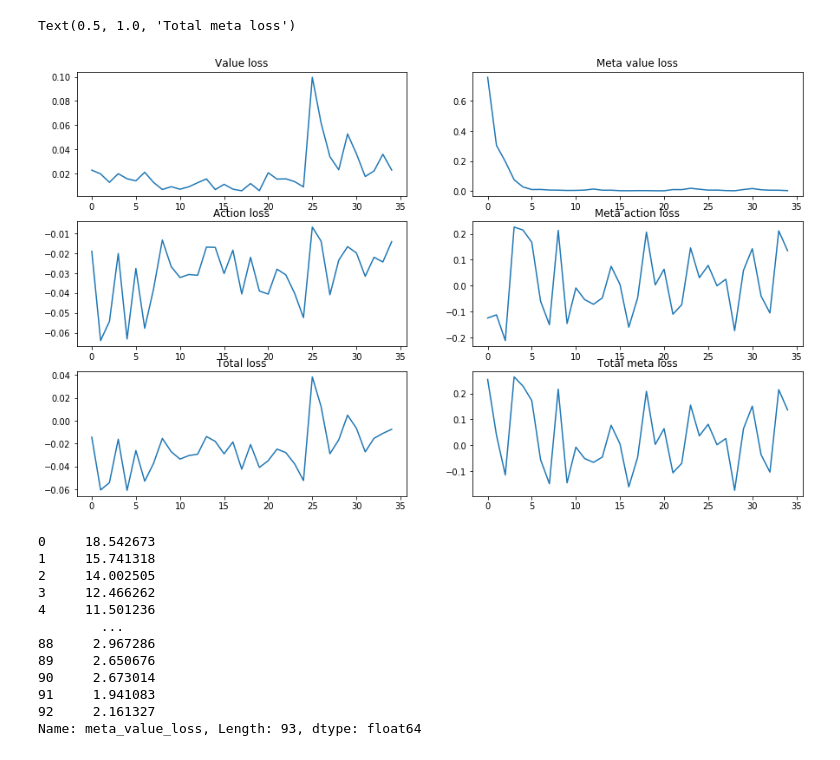
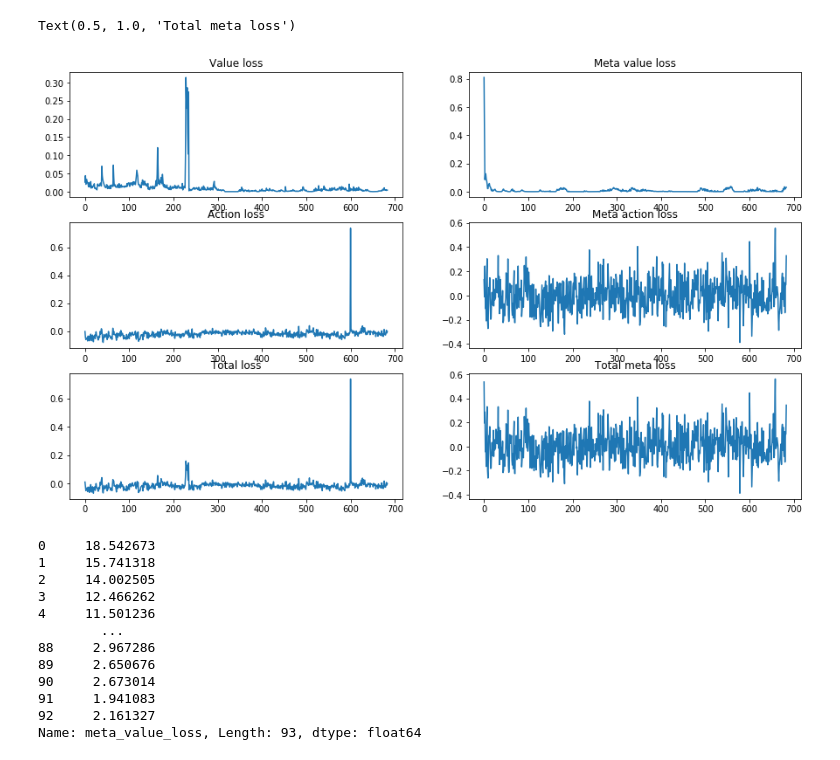
Before and after one commit to gabrielelibardi/meta_gradient_experiment, a Jupyter notebook: monitor.ipynb, the cells around one changed output. Saved outputs shown, nothing was run; the diff lists cells and outputs as text; code cells hidden in the pictures.

```diff
--- a/monitor.ipynb
+++ b/monitor.ipynb
@@ -86,24 +88,24 @@ plot_stuff('RUNS/exp_meta_pendulum_1', 'meta ppo 2')
 # %%
 my_dir = 'RUNS/exp_test_ll_10/loss_monitor/loss_monitor.csv'
 my_dir = 'RUNS/exp_test_reacher_meta_6/loss_monitor/loss_monitor.csv'
-my_dir = 'RUNS/exp_meta_cart_pole_3/loss_monitor/loss_monitor.csv'
+my_dir = 'RUNS/exp_meta_cart_pole_11/loss_monitor/loss_monitor.csv'
 data = pd.read_csv(my_dir)
 fig, axs = plt.subplots(3, 2, figsize=(15,9))
 axs[0, 0].plot(data['V_loss'])
 axs[0, 0].set_title('Value loss')
 axs[0, 1].plot(data['meta_value_loss'])
 axs[0, 1].set_title('Meta value loss')
 axs[1, 0].plot(data['action_loss'])
 axs[1, 0].set_title('Action loss')
 axs[1, 1].plot(data['meta_action_loss'])
 axs[1, 1].set_title('Meta action loss')
 axs[2, 0].plot(data['loss'])
 axs[2, 0].set_title('Total loss')
 axs[2, 1].plot(data['meta_loss'])
 axs[2, 1].set_title('Total meta loss')
 # %% [output]
 Text(0.5, 1.0, 'Total meta loss')
-[figure, old version]
+[figure, new version]
 # %%
 data['meta_value_loss']
 # %% [output]
```
Also changed, not shown: parts of 2 cells of this notebook, 2 other files.
